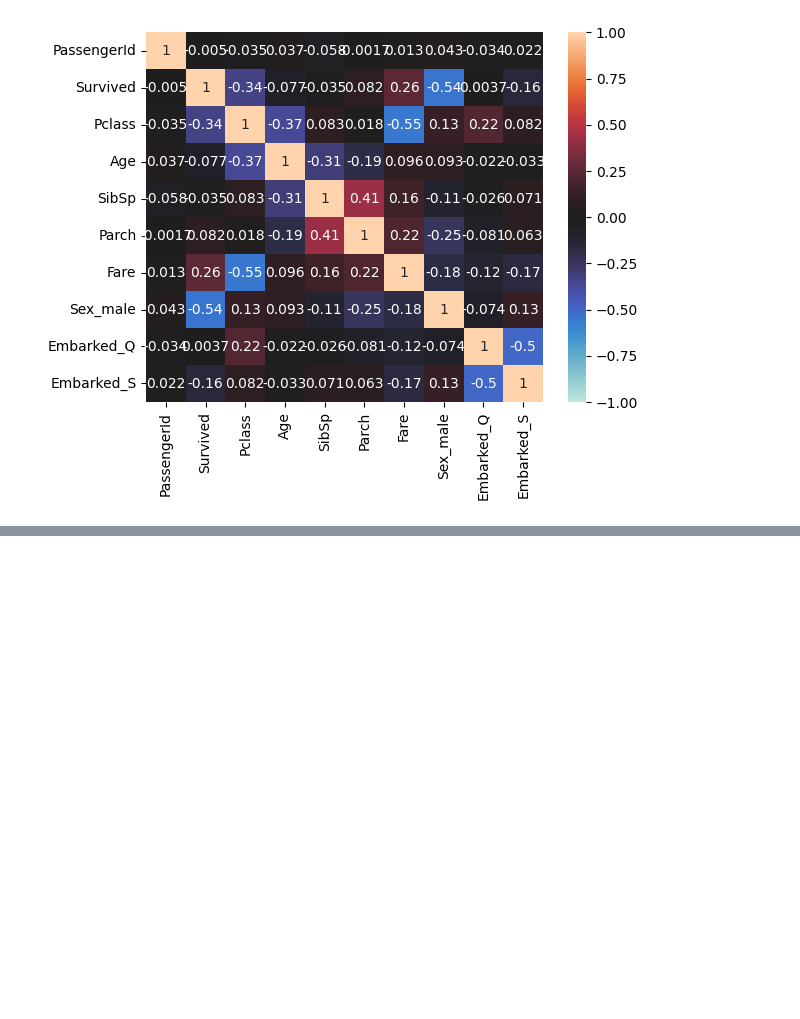
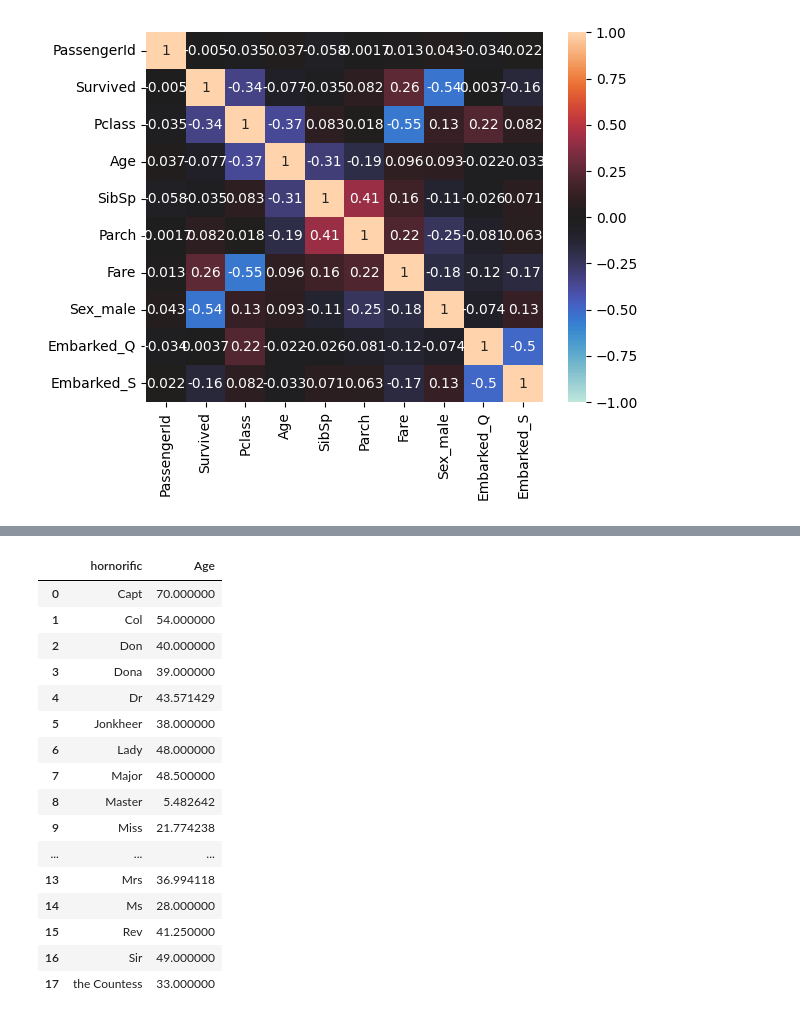
Before and after one commit to mattsum/kuIotBigdataclass, a Jupyter notebook: kaggle_titanic2.ipynb, the cells around one changed output, grey strips where cells are left out. Cells and saved outputs as stored; diff of their text form; code cells hidden in the pictures; blank space fills up the shorter version.

```diff
--- a/kaggle_titanic2.ipynb
+++ b/kaggle_titanic2.ipynb
@@ -167,0 +353,25 @@ sns.heatmap(data_corr, vmax=1, vmin=-1, center=0, annot=True)
+# %%
+hornorific_df_age_mean=(
+  all_df[["hornorific", "Age"]]
+  .groupby("hornorific")
+  .mean().reset_index()
+)
+hornorific_df_age_mean
+# %% [output]
+|  | hornorific | Age |
+| 0 | Capt | 70.000000 |
+| 1 | Col | 54.000000 |
+| 2 | Don | 40.000000 |
+| 3 | Dona | 39.000000 |
+| 4 | Dr | 43.571429 |
+| 5 | Jonkheer | 38.000000 |
+| 6 | Lady | 48.000000 |
+| 7 | Major | 48.500000 |
+| 8 | Master | 5.482642 |
+| 9 | Miss | 21.774238 |
+| ... | ... | ... |
+| 13 | Mrs | 36.994118 |
+| 14 | Ms | 28.000000 |
+| 15 | Rev | 41.250000 |
+| 16 | Sir | 49.000000 |
+| 17 | the Countess | 33.000000 |
```
Also changed, not shown: parts of 23 cells of this notebook.
